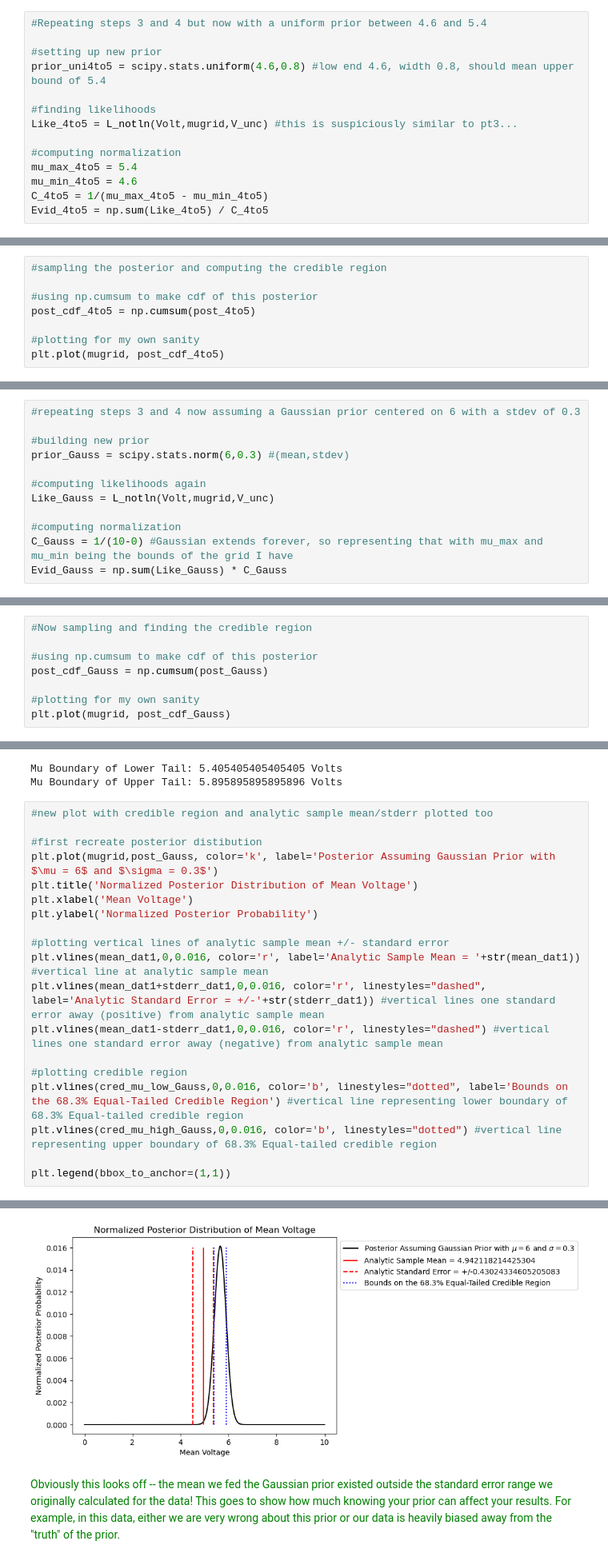
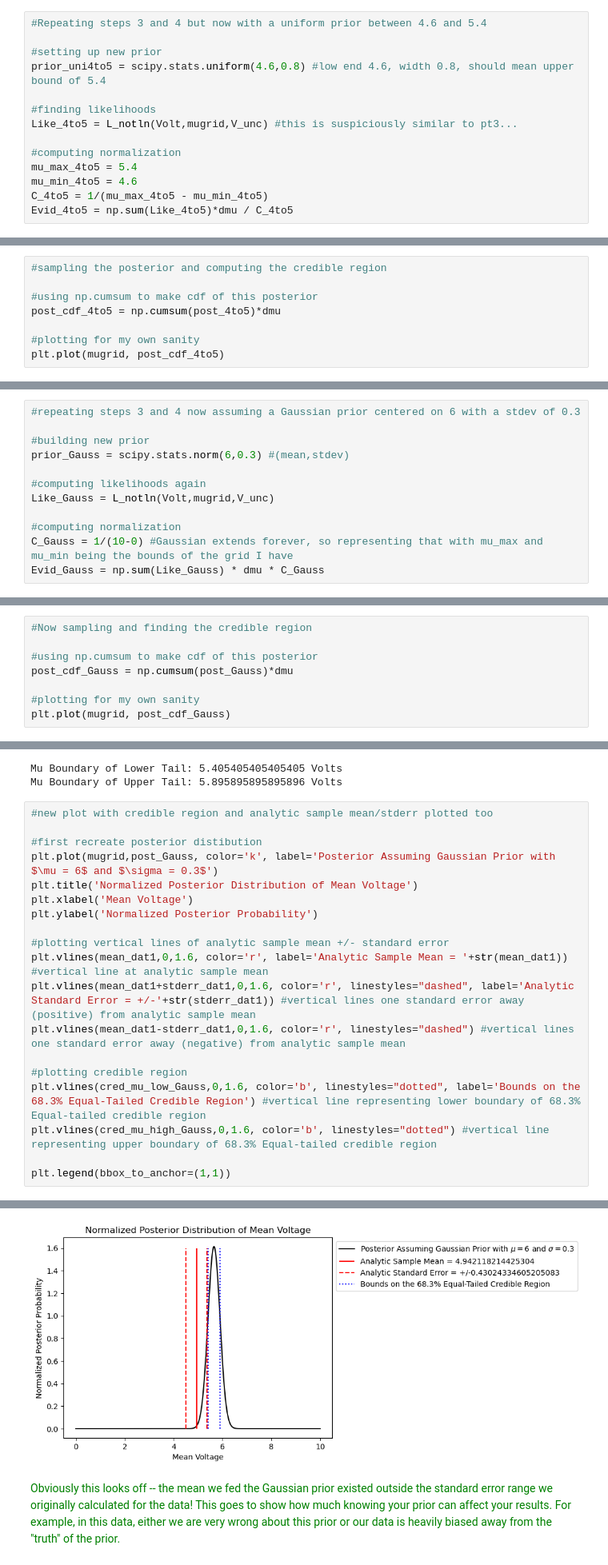
Before and after one commit to VanderbiltAstronomy/astr_8070_s24, a Jupyter notebook: coursework/student_folders/Ryan_Nowicki/vu_astr8070_s24_hw4_RyanNowicki.ipynb, the cells around one changed output, grey strips where cells are left out. Shown: that part at 80% size. Cells and saved outputs as stored; diff of their text form.

```diff
--- a/coursework/student_folders/Ryan_Nowicki/vu_astr8070_s24_hw4_RyanNowicki.ipynb
+++ b/coursework/student_folders/Ryan_Nowicki/vu_astr8070_s24_hw4_RyanNowicki.ipynb
@@ -260,7 +293,7 @@ Like_4to5 = L_notln(Volt,mugrid,V_unc) #this is suspiciously similar to pt3...
 mu_max_4to5 = 5.4
 mu_min_4to5 = 4.6
 C_4to5 = 1/(mu_max_4to5 - mu_min_4to5)
-Evid_4to5 = np.sum(Like_4to5) / C_4to5
+Evid_4to5 = np.sum(Like_4to5)*dmu / C_4to5
 # %%
 #computing posterior with new prior information
 post_4to5 = Like_4to5 * prior_uni4to5.pdf(mugrid) / Evid_4to5
@@ -277,7 +310,7 @@ Text(0, 0.5, 'Normalized Posterior Probability')
 #sampling the posterior and computing the credible region
 
 #using np.cumsum to make cdf of this posterior
-post_cdf_4to5 = np.cumsum(post_4to5)
+post_cdf_4to5 = np.cumsum(post_4to5)*dmu
 
 #plotting for my own sanity
 plt.plot(mugrid, post_cdf_4to5)
@@ -382,7 +415,7 @@ Like_Gauss = L_notln(Volt,mugrid,V_unc)
 
 #computing normalization
 C_Gauss = 1/(10-0) #Gaussian extends forever, so representing that with mu_max and mu_min being the bounds of the grid I have
-Evid_Gauss = np.sum(Like_Gauss) * C_Gauss
+Evid_Gauss = np.sum(Like_Gauss) * dmu * C_Gauss
 # %%
 #computing posterior given Gaussian prior
 post_Gauss = Like_Gauss * prior_Gauss.pdf(mugrid) / Evid_Gauss
@@ -399,7 +432,7 @@ Text(0, 0.5, 'Normalized Posterior Probability')
 #Now sampling and finding the credible region
 
 #using np.cumsum to make cdf of this posterior
-post_cdf_Gauss = np.cumsum(post_Gauss)
+post_cdf_Gauss = np.cumsum(post_Gauss)*dmu
 
 #plotting for my own sanity
 plt.plot(mugrid, post_cdf_Gauss)
@@ -424,25 +457,25 @@ Mu Boundary of Upper Tail: 5.895895895895896 Volts
 # %%
 #new plot with credible region and analytic sample mean/stderr plotted too
 
 #first recreate posterior distibution
 plt.plot(mugrid,post_Gauss, color='k', label='Posterior Assuming Gaussian Prior with $\mu = 6$ and $\sigma = 0.3$')
 plt.title('Normalized Posterior Distribution of Mean Voltage')
 plt.xlabel('Mean Voltage')
 plt.ylabel('Normalized Posterior Probability')
 
 #plotting vertical lines of analytic sample mean +/- standard error
-plt.vlines(mean_dat1,0,0.016, color='r', label='Analytic Sample Mean = '+str(mean_dat1)) #vertical line at analytic sample mean
-plt.vlines(mean_dat1+stderr_dat1,0,0.016, color='r', linestyles="dashed", label='Analytic Standard Error = +/-'+str(stderr_dat1)) #vertical lines one standard error away (positive) from analytic sample mean
-plt.vlines(mean_dat1-stderr_dat1,0,0.016, color='r', linestyles="dashed") #vertical lines one standard error away (negative) from analytic sample mean
+plt.vlines(mean_dat1,0,1.6, color='r', label='Analytic Sample Mean = '+str(mean_dat1)) #vertical line at analytic sample mean
+plt.vlines(mean_dat1+stderr_dat1,0,1.6, color='r', linestyles="dashed", label='Analytic Standard Error = +/-'+str(stderr_dat1)) #vertical lines one standard error away (positive) from analytic sample mean
+plt.vlines(mean_dat1-stderr_dat1,0,1.6, color='r', linestyles="dashed") #vertical lines one standard error away (negative) from analytic sample mean
 
 #plotting credible region
-plt.vlines(cred_mu_low_Gauss,0,0.016, color='b', linestyles="dotted", label='Bounds on the 68.3% Equal-Tailed Credible Region') #vertical line representing lower boundary of 68.3% Equal-tailed credible region
-plt.vlines(cred_mu_high_Gauss,0,0.016, color='b', linestyles="dotted") #vertical line representing upper boundary of 68.3% Equal-tailed credible region
+plt.vlines(cred_mu_low_Gauss,0,1.6, color='b', linestyles="dotted", label='Bounds on the 68.3% Equal-Tailed Credible Region') #vertical line representing lower boundary of 68.3% Equal-tailed credible region
+plt.vlines(cred_mu_high_Gauss,0,1.6, color='b', linestyles="dotted") #vertical line representing upper boundary of 68.3% Equal-tailed credible region
 
 plt.legend(bbox_to_anchor=(1,1))
 # %% [output]
 <matplotlib.legend.Legend at 0x...>
-[figure, old version]
+[figure, new version]
 # %% [markdown]
 <font color='green'> Obviously this looks off -- the mean we fed the Gaussian prior existed outside the standard error range we originally calculated for the data! This goes to show how much knowing your prior can affect your results. For example, in this data, either we are very wrong about this prior or our data is heavily biased away from the "truth" of the prior. </font>
 # %%
```
Also changed, not shown: parts of 51 cells of this notebook.
